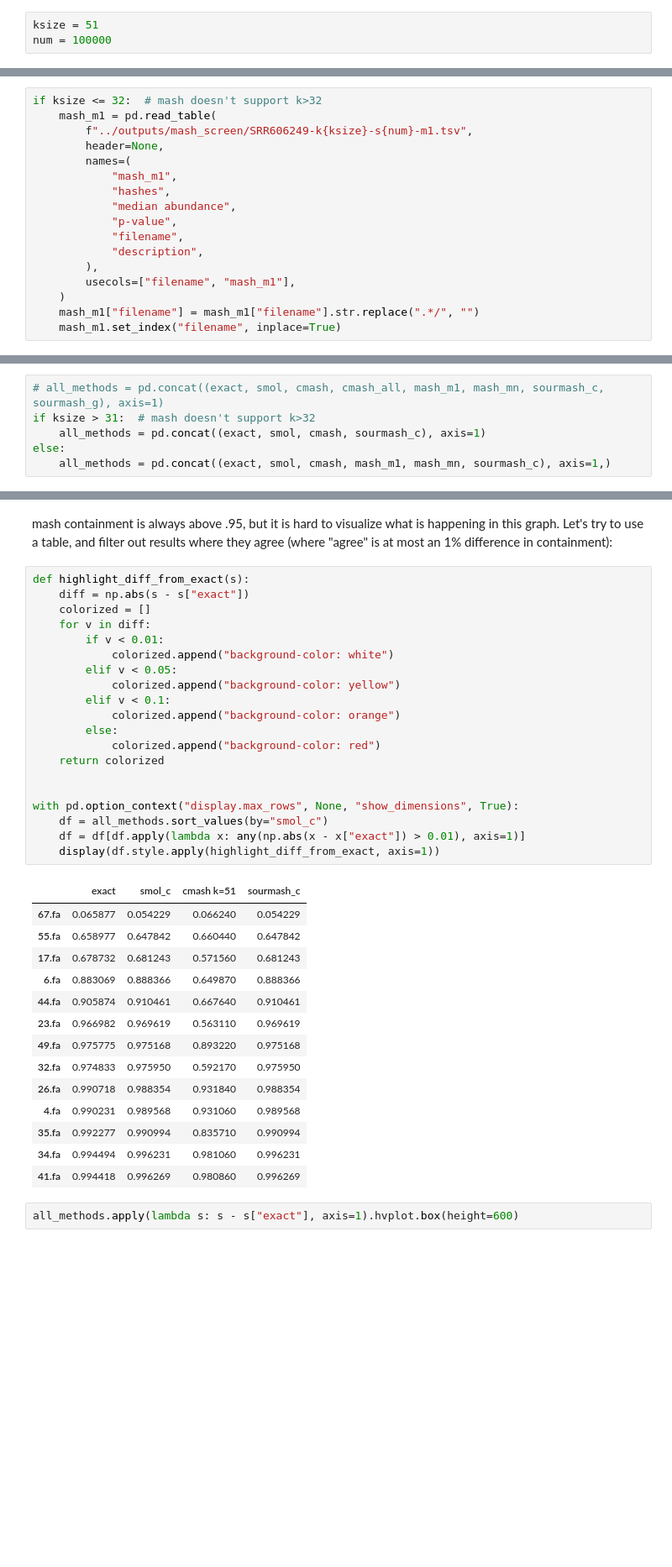
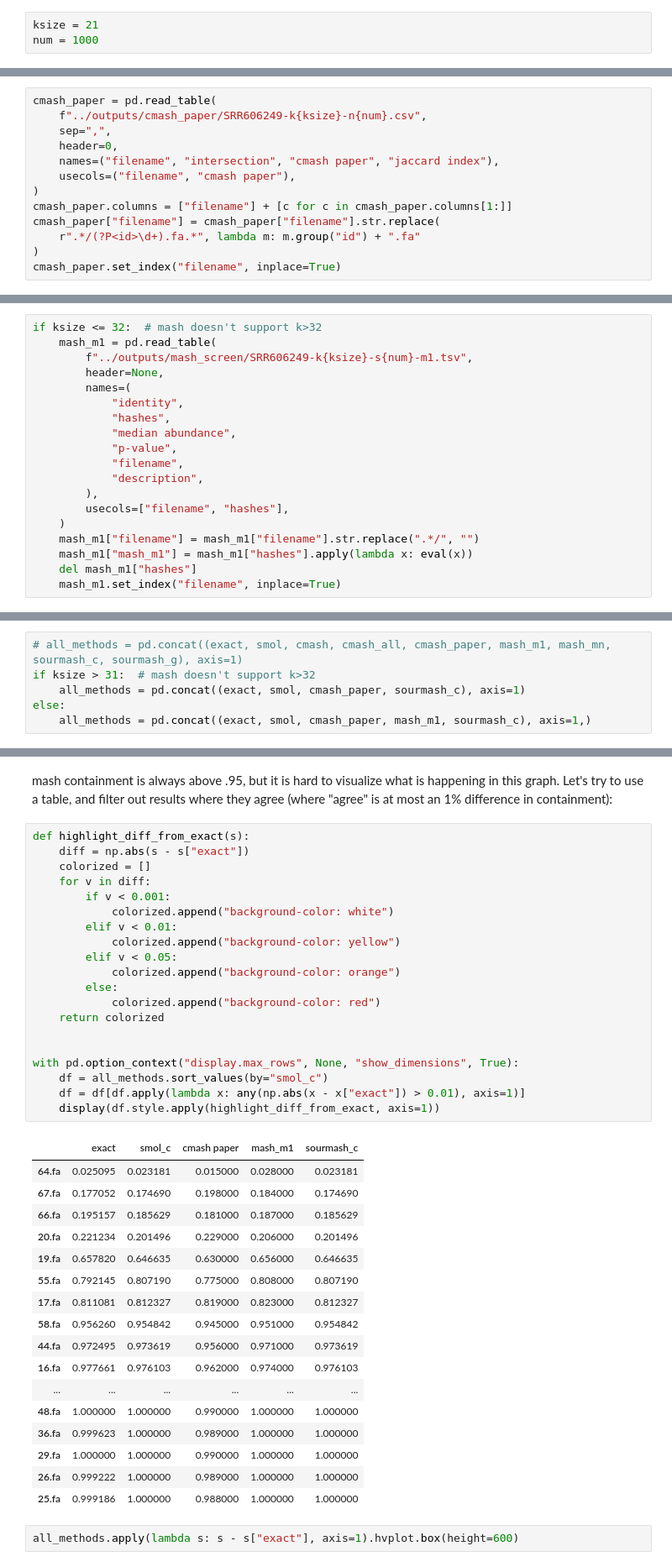
Before and after one commit to luizirber/phd, a Jupyter notebook: experiments/smol_gather/notebooks/analysis.ipynb, the cells around one changed output, grey strips where cells are left out. Shown at 84% size. Saved outputs shown, nothing was run; the diff lists cells and outputs as text; blank space fills up the shorter version.

Commit message:
use cmash from paper, sizes fig

```diff
--- a/experiments/smol_gather/notebooks/analysis.ipynb
+++ b/experiments/smol_gather/notebooks/analysis.ipynb
@@ -10,8 +10,8 @@ You can change the numbers below and rerun the notebook to compare results.
 
 There is also an exact version to use as baseline/truth set. It is implemented in Rust, using the `HashSet` in the standard library.
 # %%
-ksize = 51
-num = 100000
+ksize = 21
+num = 1000
 # %%
 import numpy as np
 import pandas as pd
@@ -78,3 +49,16 @@ cmash.columns = ["cmash "] + cmash.columns
+# %%
+cmash_paper = pd.read_table(
+    f"../outputs/cmash_paper/SRR606249-k{ksize}-n{num}.csv",
+    sep=",",
+    header=0,
+    names=("filename", "intersection", "cmash paper", "jaccard index"),
+    usecols=("filename", "cmash paper"),
+)
+cmash_paper.columns = ["filename"] + [c for c in cmash_paper.columns[1:]]
+cmash_paper["filename"] = cmash_paper["filename"].str.replace(
+    r".*/(?P<id>\d+).fa.*", lambda m: m.group("id") + ".fa"
+)
+cmash_paper.set_index("filename", inplace=True)
 # %% [markdown]
 ### mash
 
@@ -104,15 +91,17 @@ if ksize <= 32:  # mash doesn't support k>32
         f"../outputs/mash_screen/SRR606249-k{ksize}-s{num}-m1.tsv",
         header=None,
         names=(
-            "mash_m1",
+            "identity",
             "hashes",
             "median abundance",
             "p-value",
             "filename",
             "description",
         ),
-        usecols=["filename", "mash_m1"],
+        usecols=["filename", "hashes"],
     )
     mash_m1["filename"] = mash_m1["filename"].str.replace(".*/", "")
+    mash_m1["mash_m1"] = mash_m1["hashes"].apply(lambda x: eval(x))
+    del mash_m1["hashes"]
     mash_m1.set_index("filename", inplace=True)
 # %% [markdown]
@@ -179,11 +171,11 @@ sourmash_c.set_index("filename", inplace=True)
 
 Merging the three dataframes, and since the `containment` for each method is in a column with the method name, it is easy to get the proper labels for plotting later.
 # %%
-# all_methods = pd.concat((exact, smol, cmash, cmash_all, mash_m1, mash_mn, sourmash_c, sourmash_g), axis=1)
+# all_methods = pd.concat((exact, smol, cmash, cmash_all, cmash_paper, mash_m1, mash_mn, sourmash_c, sourmash_g), axis=1)
 if ksize > 31:  # mash doesn't support k>32
-    all_methods = pd.concat((exact, smol, cmash, sourmash_c), axis=1)
+    all_methods = pd.concat((exact, smol, cmash_paper, sourmash_c), axis=1)
 else:
-    all_methods = pd.concat((exact, smol, cmash, mash_m1, mash_mn, sourmash_c), axis=1,)
+    all_methods = pd.concat((exact, smol, cmash_paper, mash_m1, sourmash_c), axis=1,)
 # %%
 all_methods.sort_values(by="exact").hvplot(height=400, width=1000, xaxis="top", rot=45)
 # %% [output]
@@ -193,38 +185,41 @@ mash containment is always above .95, but it is hard to visualize what is happen
 # %%
 def highlight_diff_from_exact(s):
     diff = np.abs(s - s["exact"])
     colorized = []
     for v in diff:
-        if v < 0.01:
+        if v < 0.001:
             colorized.append("background-color: white")
+        elif v < 0.01:
+            colorized.append("background-color: yellow")
         elif v < 0.05:
-            colorized.append("background-color: yellow")
-        elif v < 0.1:
             colorized.append("background-color: orange")
         else:
             colorized.append("background-color: red")
     return colorized
 
 
 with pd.option_context("display.max_rows", None, "show_dimensions", True):
     df = all_methods.sort_values(by="smol_c")
     df = df[df.apply(lambda x: any(np.abs(x - x["exact"]) > 0.01), axis=1)]
     display(df.style.apply(highlight_diff_from_exact, axis=1))
 # %% [output]
-|  | exact | smol_c | cmash k=51 | sourmash_c |
-| 67.fa | 0.065877 | 0.054229 | 0.066240 | 0.054229 |
-| 55.fa | 0.658977 | 0.647842 | 0.660440 | 0.647842 |
-| 17.fa | 0.678732 | 0.681243 | 0.571560 | 0.681243 |
-| 6.fa | 0.883069 | 0.888366 | 0.649870 | 0.888366 |
-| 44.fa | 0.905874 | 0.910461 | 0.667640 | 0.910461 |
-| 23.fa | 0.966982 | 0.969619 | 0.563110 | 0.969619 |
-| 49.fa | 0.975775 | 0.975168 | 0.893220 | 0.975168 |
-| 32.fa | 0.974833 | 0.975950 | 0.592170 | 0.975950 |
-| 26.fa | 0.990718 | 0.988354 | 0.931840 | 0.988354 |
-| 4.fa | 0.990231 | 0.989568 | 0.931060 | 0.989568 |
-| 35.fa | 0.992277 | 0.990994 | 0.835710 | 0.990994 |
-| 34.fa | 0.994494 | 0.996231 | 0.981060 | 0.996231 |
-| 41.fa | 0.994418 | 0.996269 | 0.980860 | 0.996269 |
+|  | exact | smol_c | cmash paper | mash_m1 | sourmash_c |
+| 64.fa | 0.025095 | 0.023181 | 0.015000 | 0.028000 | 0.023181 |
+| 67.fa | 0.177052 | 0.174690 | 0.198000 | 0.184000 | 0.174690 |
+| 66.fa | 0.195157 | 0.185629 | 0.181000 | 0.187000 | 0.185629 |
+| 20.fa | 0.221234 | 0.201496 | 0.229000 | 0.206000 | 0.201496 |
+| 19.fa | 0.657820 | 0.646635 | 0.630000 | 0.656000 | 0.646635 |
+| 55.fa | 0.792145 | 0.807190 | 0.775000 | 0.808000 | 0.807190 |
+| 17.fa | 0.811081 | 0.812327 | 0.819000 | 0.823000 | 0.812327 |
+| 58.fa | 0.956260 | 0.954842 | 0.945000 | 0.951000 | 0.954842 |
+| 44.fa | 0.972495 | 0.973619 | 0.956000 | 0.971000 | 0.973619 |
+| 16.fa | 0.977661 | 0.976103 | 0.962000 | 0.974000 | 0.976103 |
+| ... | ... | ... | ... | ... | ... |
+| 48.fa | 1.000000 | 1.000000 | 0.990000 | 1.000000 | 1.000000 |
+| 36.fa | 0.999623 | 1.000000 | 0.989000 | 1.000000 | 1.000000 |
+| 29.fa | 1.000000 | 1.000000 | 0.990000 | 1.000000 | 1.000000 |
+| 26.fa | 0.999222 | 1.000000 | 0.989000 | 1.000000 | 1.000000 |
+| 25.fa | 0.999186 | 1.000000 | 0.988000 | 1.000000 | 1.000000 |
 # %%
 all_methods.apply(lambda s: s - s["exact"], axis=1).hvplot.box(height=600)
 # %% [output]
```
Also changed, not shown: parts of 23 cells of this notebook, 7 other files.
